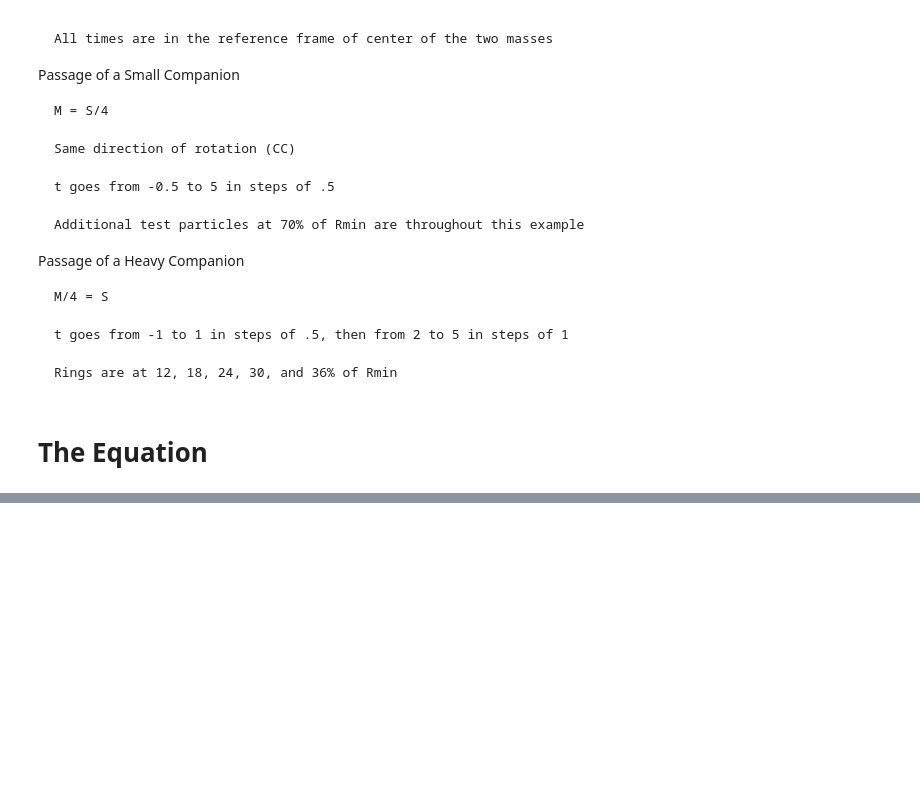
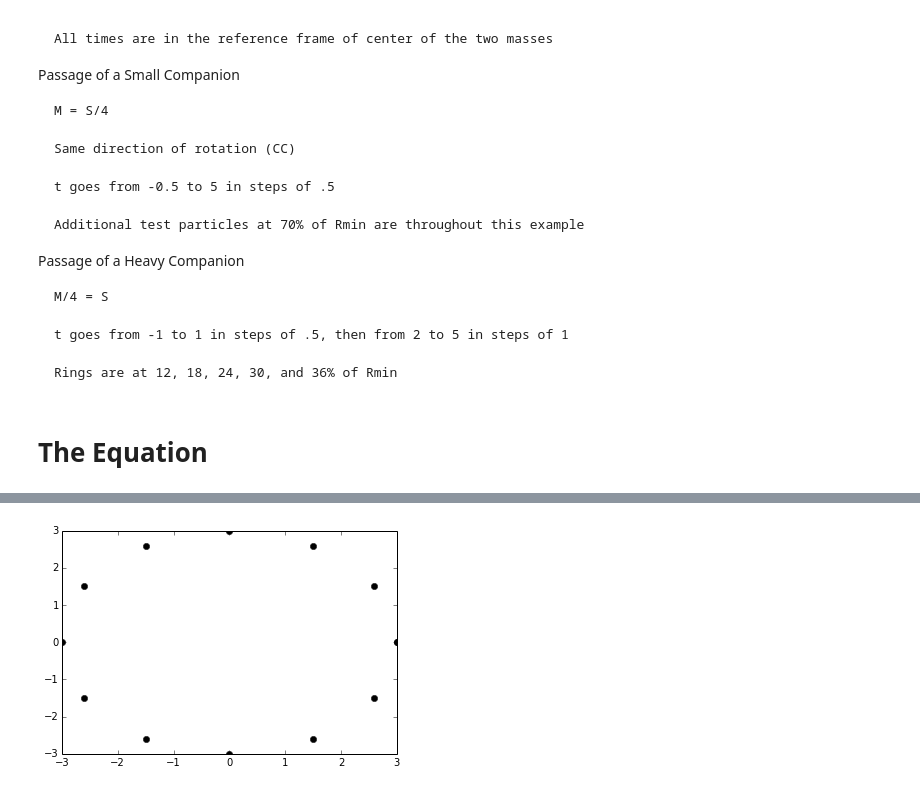
Before and after one commit to jbowen02/PHYS202-S14, a Jupyter notebook: Project/Project Stats.ipynb, the cells around one changed output, grey strips where cells are left out. Drawn from its saved outputs; the diff is of its cells as text; code cells hidden in the pictures; blank space fills up the shorter version.

```diff
--- a/Project/Project Stats.ipynb
+++ b/Project/Project Stats.ipynb
@@ -131,0 +140,8 @@ plt.show()
+# %%
+t = np.arange(0.,10.+0.01,0.01)
+r0 = 10
+v20 = 0
+
+r_init = np.array([r0, v20])
+
+r = odeint(deriv2,r_init,t)
@@ -131,0 +245,19 @@ plt.show()
+# %%
+def plot1(t=0):
+    T = 5.442
+    w = (2*np.pi)/T
+    theta = w*t
+    radius20 = 15*.2
+    list_radians = []
+    for i in linspace(0,360,13):
+        list_radians.append((i*(np.pi/180)) + theta)
+
+    list_x2_axis = []
+    list_y2_axis = []
+    for a in list_radians:
+        list_x2_axis.append(cos(a)*radius20)
+        list_y2_axis.append(sin(a)*radius20)
+    plt.plot(list_x2_axis, list_y2_axis, color='white', marker='o',markerfacecolor='black', markersize=6)
+v = interact(plot1,t=(0.0,1.0))
+# %% [output]
+[figure, added]
```
Also changed, not shown: parts of 9 cells of this notebook, 2 other files.
